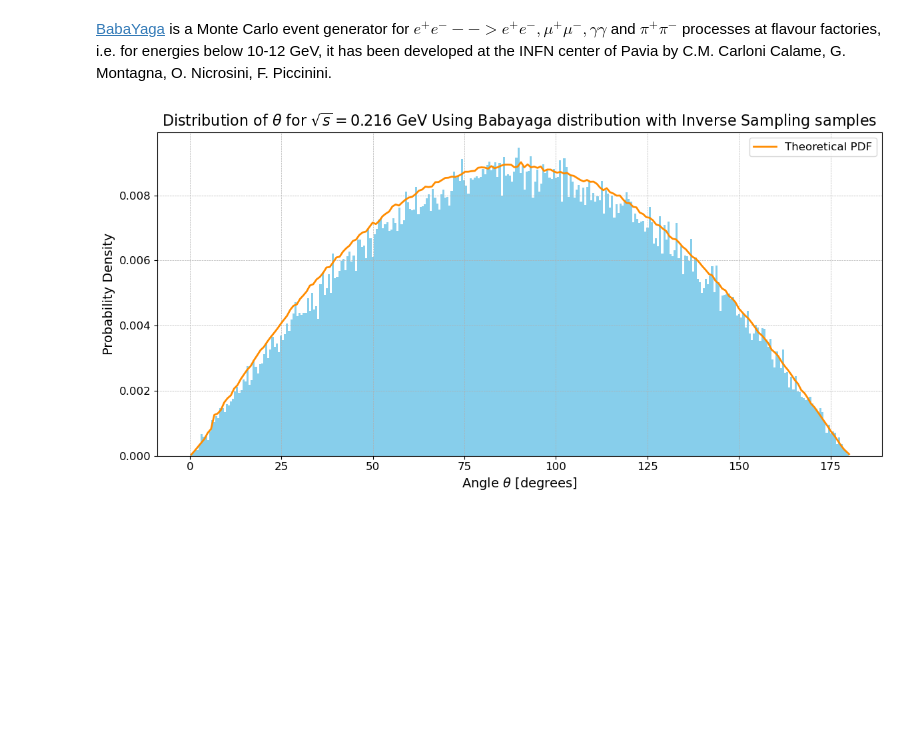
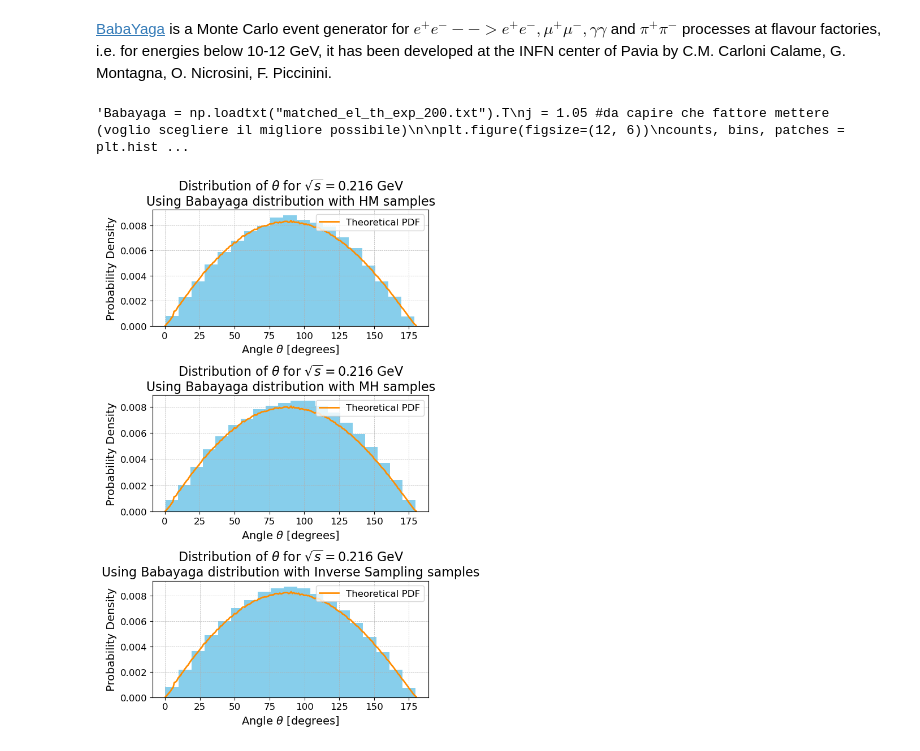
Before and after one commit to pietrobernard/LaCP-Project-2324, a Jupyter notebook: LCP A/MONTECARLO.ipynb, the cells around one changed output. Saved outputs shown, nothing was run; the diff lists cells and outputs as text; code cells hidden in the pictures; blank space fills up the shorter version.

```diff
--- a/LCP A/MONTECARLO.ipynb
+++ b/LCP A/MONTECARLO.ipynb
@@ -268,7 +291,7 @@ Inverse sampling: Time = 4.941, Memory usage = 3.977, Acceptance = 1.0
 # %% [markdown]
 [BabaYaga](https://www2.pv.infn.it/~hepcomplex/babayaga.html) is a Monte Carlo event generator for $e^+e^- --> e^+e^-, μ^+μ^-, γγ$ and $π^+π^-$ processes at flavour factories, i.e. for energies below 10-12 GeV, it has been developed at the INFN center of Pavia by  C.M. Carloni Calame, G. Montagna, O. Nicrosini, F. Piccinini.
 # %%
-Babayaga = np.loadtxt("matched_el_th_exp_200.txt").T
+'''Babayaga = np.loadtxt("matched_el_th_exp_200.txt").T
 j = 1.05 #da capire che fattore mettere (voglio scegliere il migliore possibile)
 
 plt.figure(figsize=(12, 6))
@@ -285,9 +308,36 @@ plt.legend(fontsize=12)
 plt.grid(True, which='both', linestyle='--', linewidth=0.5)
 plt.tick_params(axis='both', which='major', labelsize=12)
 plt.tight_layout()
-plt.show()
+plt.show()'''
 # %% [output]
-[figure, removed]
+'Babayaga = np.loadtxt("matched_el_th_exp_200.txt").T\nj = 1.05 #da capire che fattore mettere (voglio scegliere il migliore possibile)\n\nplt.figure(figsize=(12, 6))\ncounts, bins, patches = plt.hist ...
+# %%
+Babayaga = np.loadtxt("matched_el_th_exp_200.txt").T
+j = 1.05 #da capire che fattore mettere (voglio scegliere il migliore possibile)
+
+def plot_distribution(ax, theta_samples, sample_label, E_exp):
+    counts, bins, patches = ax.hist(theta_samples, bins="doane", density=True, color='skyblue')
+    k = (np.max(Babayaga[1])) * j / np.max(counts)
+    Baba_plotted = Babayaga[1] / k
+    centers = [Babayaga[0][i] + (Babayaga[0][i+1] - Babayaga[0][i]) / 2 for i in np.arange(0, len(Babayaga[0]) - 1)]
+    centers.append(Babayaga[0][-1] + (Babayaga[0][-1] - Babayaga[0][-2]))
+    ax.plot(centers, Baba_plotted, color='darkorange', linewidth=2, label="Theoretical PDF")
+    ax.set_title(r'Distribution of $\theta$ for $\sqrt{s}=$' + str(round(E_exp, 3)) + ' GeV\nUsing Babayaga distribution with ' + sample_label, fontsize=16)
+    ax.set_xlabel(r'Angle $\theta$ [degrees]', fontsize=14)
+    ax.set_ylabel('Probability Density', fontsize=14)
+    ax.legend(fontsize=12)
+    ax.grid(True, which='both', linestyle='--', linewidth=0.5)
+    ax.tick_params(axis='both', which='major', labelsize=12)
+
+fig, axs = plt.subplots(3, 1, figsize=(6, 10), tight_layout=True)
+plot_distribution(axs[0], theta_samples_hm, 'HM samples', E_exp)
+plot_distribution(axs[1], theta_samples_mh, 'MH samples', E_exp)
+plot_distribution(axs[2], theta_sample_is_converted, 'Inverse Sampling samples', E_exp)
+plt.tight_layout()
+
+plt.show()
+# %% [output]
+[figure, added]
 # %%
 %precision 6
 theta = theta_sample_is_converted
```
Also changed, not shown: parts of 9 cells of this notebook, 6 other files.
